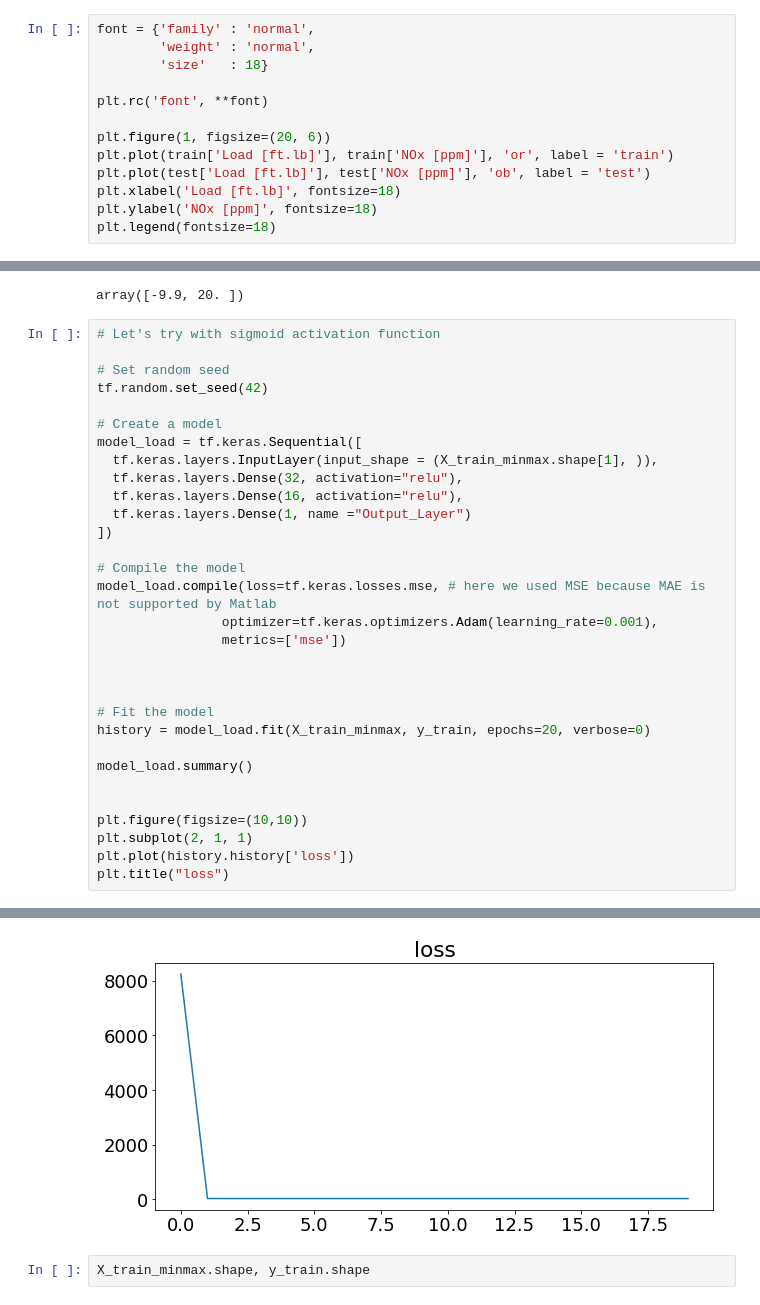
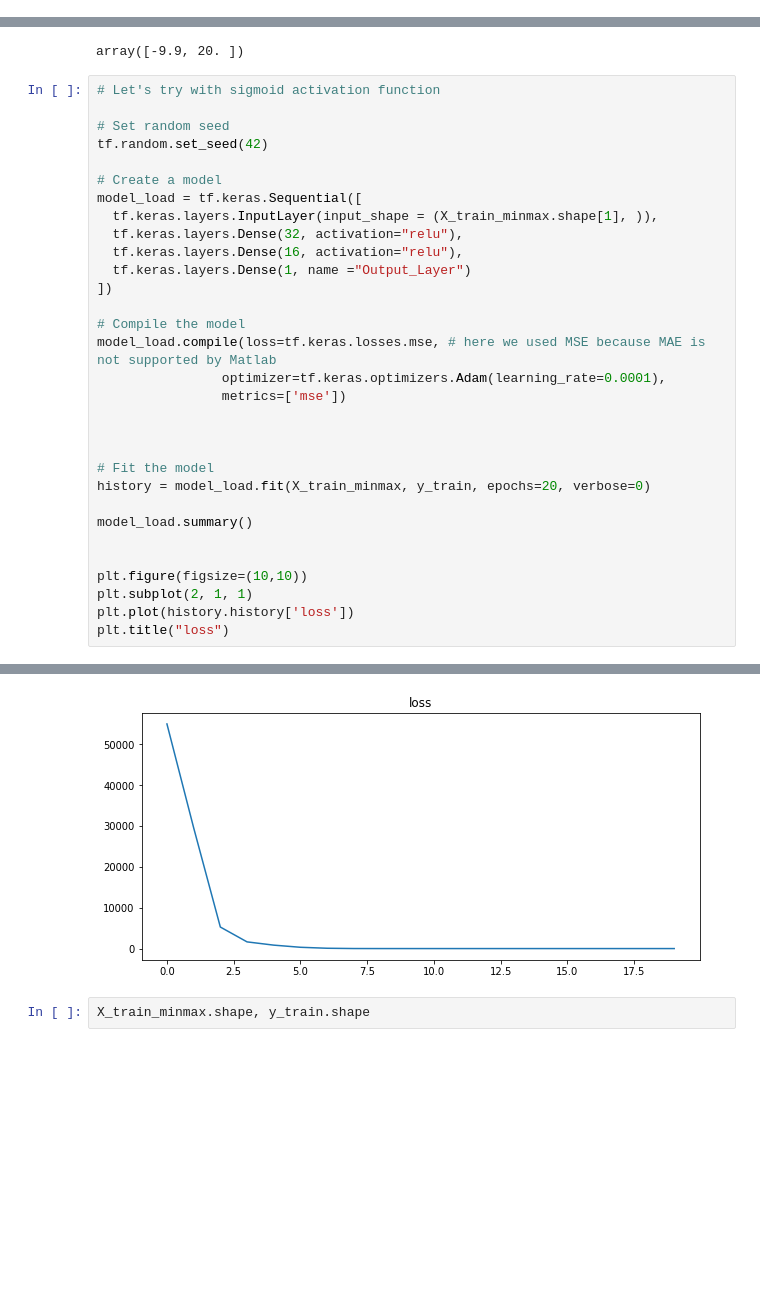
Before and after one commit to arminnorouzi/CSME2022_workshop, a Jupyter notebook: L01_DL_TF/L1_TensorFlowTutorial_CSME2022.ipynb, the cells around one changed output, grey strips where cells are left out. Drawn from its saved outputs; the diff is of its cells as text; blank space fills up the shorter version.

```diff
--- a/L01_DL_TF/L1_TensorFlowTutorial_CSME2022.ipynb
+++ b/L01_DL_TF/L1_TensorFlowTutorial_CSME2022.ipynb
@@ -662,13 +547,0 @@ test = cdf[~msk]
-# %%
-font = {'family' : 'normal',
-        'weight' : 'normal',
-        'size'   : 18}
-
-plt.rc('font', **font)
-
-plt.figure(1, figsize=(20, 6))
-plt.plot(train['Load [ft.lb]'], train['NOx [ppm]'], 'or', label = 'train')
-plt.plot(test['Load [ft.lb]'], test['NOx [ppm]'], 'ob', label = 'test')
-plt.xlabel('Load [ft.lb]', fontsize=18)
-plt.ylabel('NOx [ppm]', fontsize=18)
-plt.legend(fontsize=18)
@@ -972,7 +620,7 @@ model_load = tf.keras.Sequential([
 
 # Compile the model
 model_load.compile(loss=tf.keras.losses.mse, # here we used MSE because MAE is not supported by Matlab
-                optimizer=tf.keras.optimizers.Adam(learning_rate=0.001),
+                optimizer=tf.keras.optimizers.Adam(learning_rate=0.0001),
                 metrics=['mse'])
 
 
@@ -1008,4 +655,4 @@ findfont: Font family ['normal'] not found. Falling back to DejaVu Sans.
-[figure, old version]
+[figure, new version]
 # %%
 X_train_minmax.shape, y_train.shape
 # %% [output]
```
Also changed, not shown: parts of 79 cells of this notebook.
